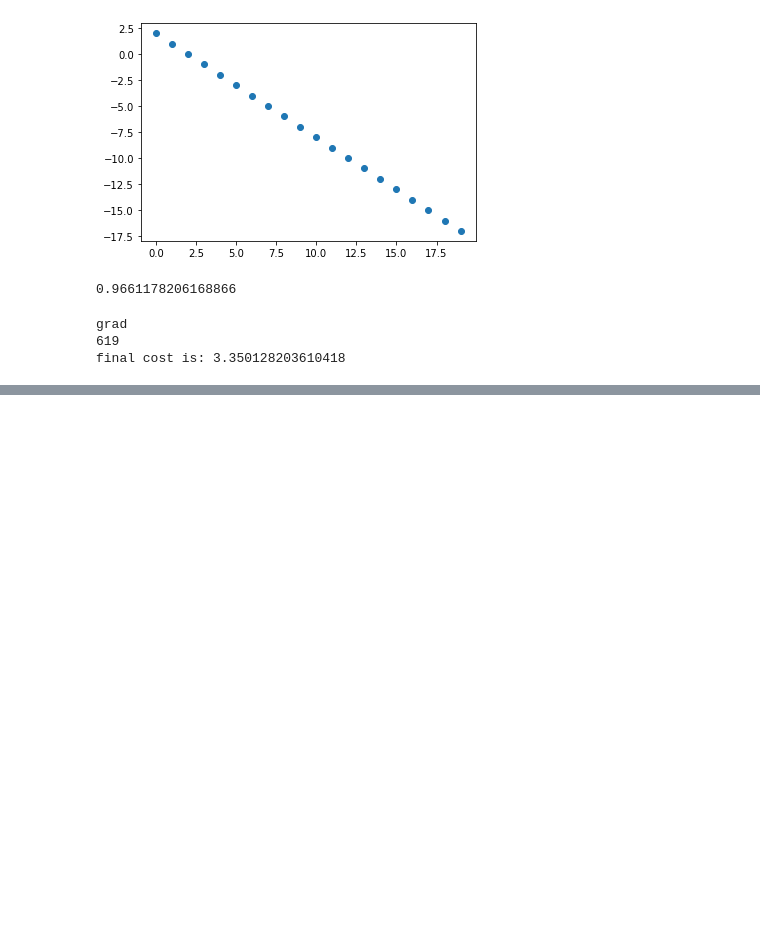
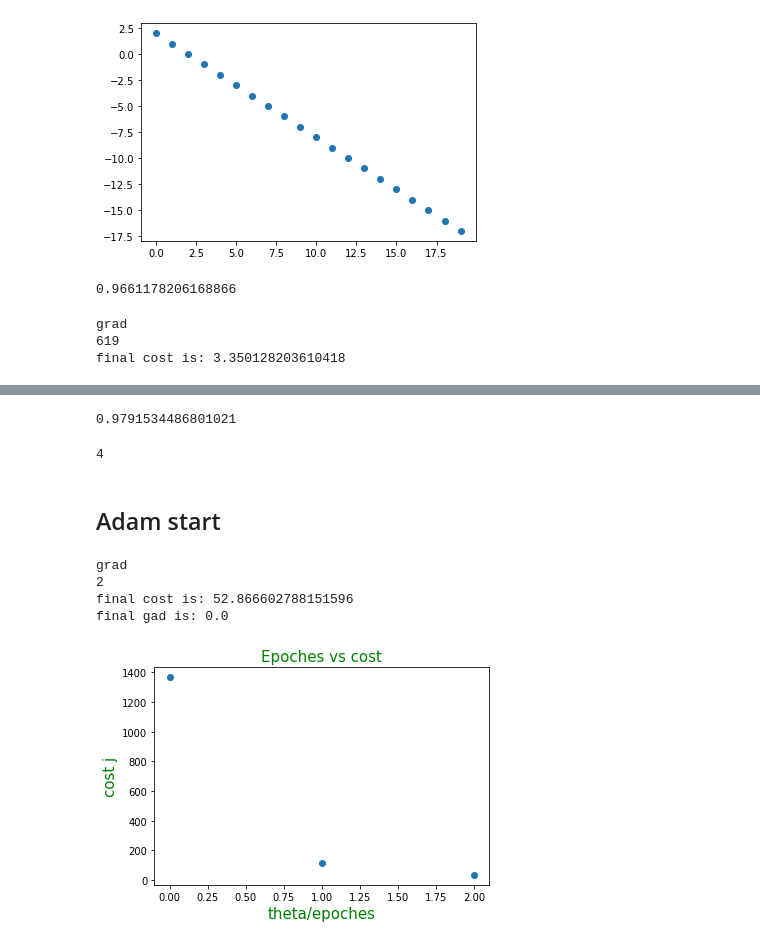
Before and after one commit to mahmoud-shabban/Numerical-optimization, a Jupyter notebook: exam.ipynb, the cells around one changed output, grey strips where cells are left out. Drawn from its saved outputs; the diff is of its cells as text; code cells hidden in the pictures; blank space fills up the shorter version.

```diff
--- a/exam.ipynb
+++ b/exam.ipynb
@@ -270,0 +316,15 @@ def RMS(x,y, alpha = .001, beta = .01, epsilon = .00000000000000000000001, epoch
+# %%
+x = np.column_stack((np.ones((25,1)), x_multi))
+model = lambda t,x : t0 + t1 * x
+y_pred = x @ t[-1]
+r2_score(y_multi,y_pred)
+# %% [output]
+0.9791534486801021
+# %%
+s = [2,3,4,2]
+s[3:4]
+25//6
+# %% [output]
+4
+# %% [markdown]
+## Adam start
@@ -270,0 +408,19 @@ def RMS(x,y, alpha = .001, beta = .01, epsilon = .00000000000000000000001, epoch
+# %%
+t,j = ADAM_mini_batch(x_multi,y_multi, alpha=.0915, beta = .006 , epoches= 10000)
+t0 = [x[0] for x in t]
+t1 = [x[1] for x in t]
+t2 = [x[2] for x in t]
+t3 = [x[3] for x in t]
+# %% [output]
+grad
+2
+final cost is: 52.866602788151596
+final gad is: 0.0
+# %%
+fig, ax = plt.subplots()
+ax.plot(range(len(j)), j, linestyle = 'none', marker = 'o')
+ax.set_xlabel('theta/epoches',color = 'g', fontdict={'size':15})
+ax.set_ylabel('cost j', color = 'g', fontdict={'size':15})
+ax.set_title('Epoches vs cost',color = 'g', fontdict={'size':15});
+# %% [output]
+[figure, added]
```
Also changed, not shown: parts of 16 cells of this notebook, 1 other file.
